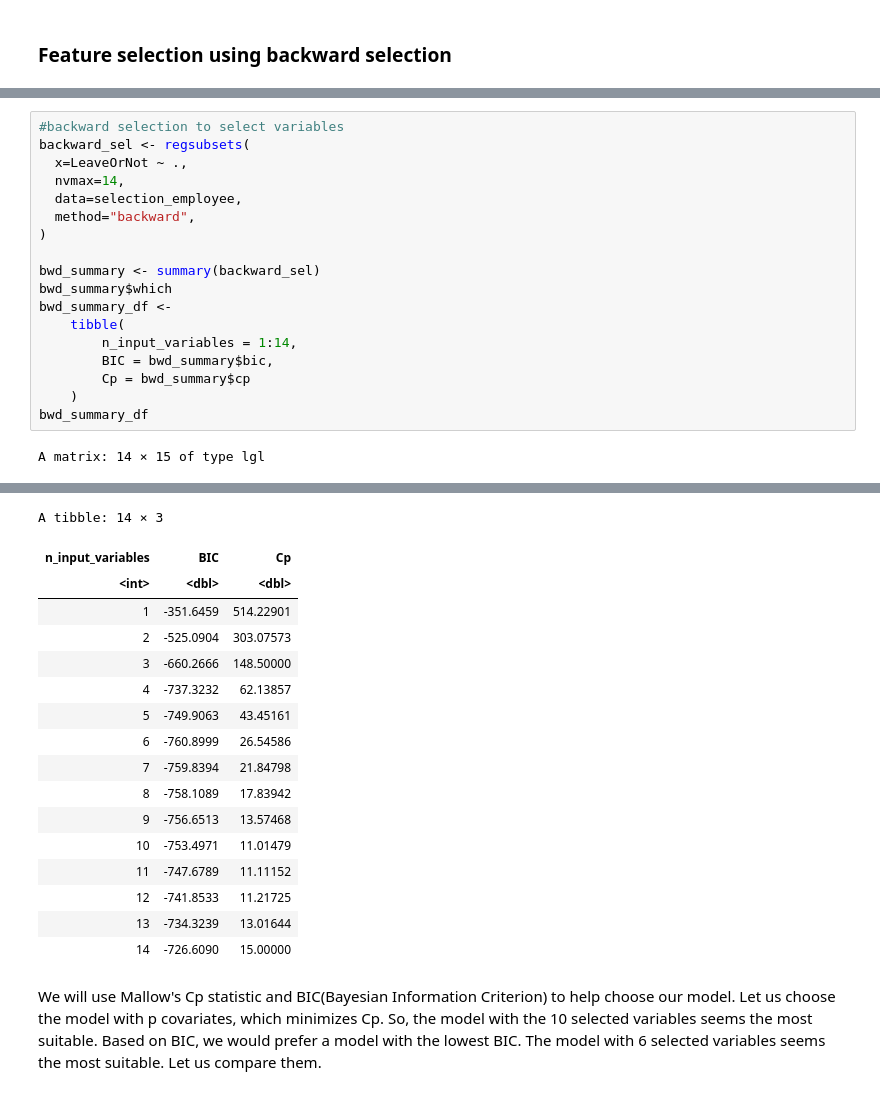
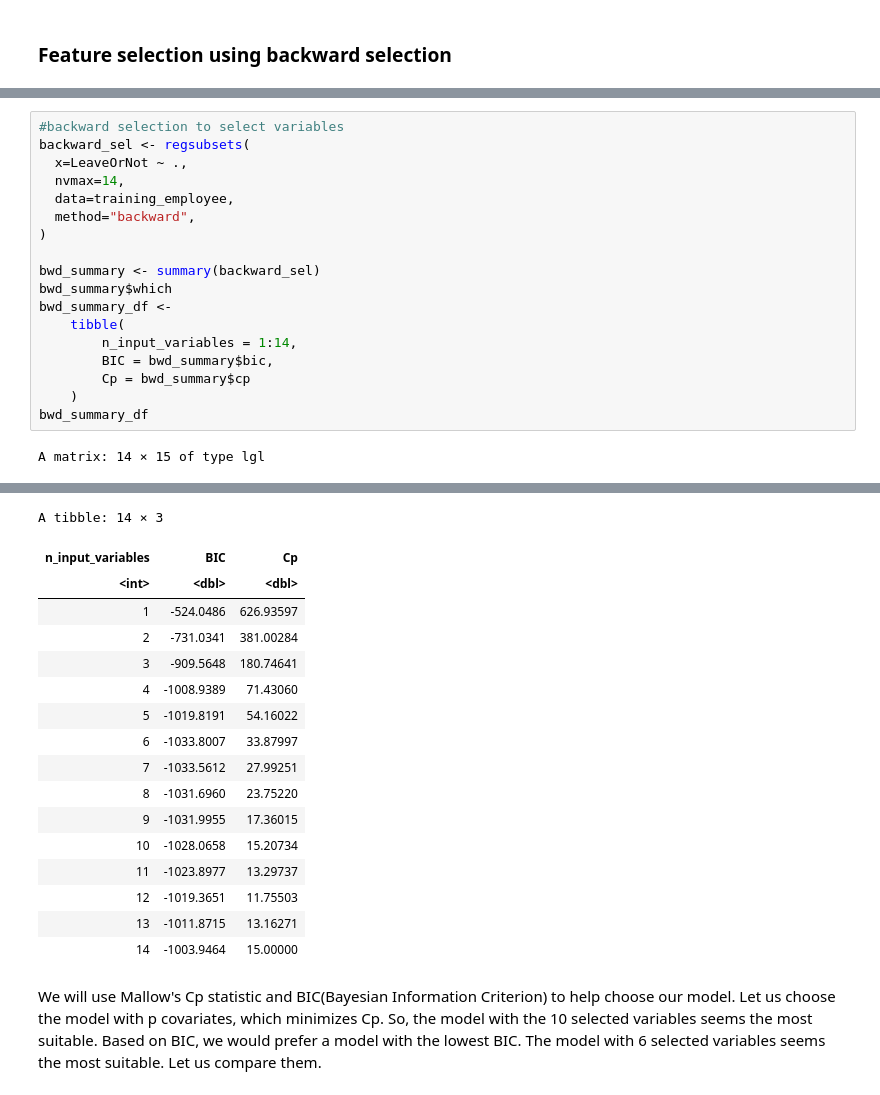
Before and after one commit to TracyGan/employee_project, a Jupyter notebook: finalProject.ipynb, the cells around one changed output, grey strips where cells are left out. Cells and saved outputs as stored; diff of their text form.

Commit message:
Omitted Selection (training filter)

```diff
--- a/finalProject.ipynb
+++ b/finalProject.ipynb
@@ -389,7 +358,7 @@ A tibble: 6 × 9
 backward_sel <- regsubsets(
   x=LeaveOrNot ~ .,
   nvmax=14,
-  data=selection_employee,
+  data=training_employee,
   method="backward",
 )
 
@@ -421,21 +390,21 @@ A matrix: 14 × 15 of type lgl
 | 14 | TRUE | TRUE | TRUE | TRUE | TRUE | TRUE | ... |
 A tibble: 14 × 3
 | n_input_variables | BIC | Cp |
 | <int> | <dbl> | <dbl> |
-| 1 | -351.6459 | 514.22901 |
-| 2 | -525.0904 | 303.07573 |
-| 3 | -660.2666 | 148.50000 |
-| 4 | -737.3232 | 62.13857 |
-| 5 | -749.9063 | 43.45161 |
-| 6 | -760.8999 | 26.54586 |
-| 7 | -759.8394 | 21.84798 |
-| 8 | -758.1089 | 17.83942 |
-| 9 | -756.6513 | 13.57468 |
-| 10 | -753.4971 | 11.01479 |
-| 11 | -747.6789 | 11.11152 |
-| 12 | -741.8533 | 11.21725 |
-| 13 | -734.3239 | 13.01644 |
-| 14 | -726.6090 | 15.00000 |
+| 1 | -524.0486 | 626.93597 |
+| 2 | -731.0341 | 381.00284 |
+| 3 | -909.5648 | 180.74641 |
+| 4 | -1008.9389 | 71.43060 |
+| 5 | -1019.8191 | 54.16022 |
+| 6 | -1033.8007 | 33.87997 |
+| 7 | -1033.5612 | 27.99251 |
+| 8 | -1031.6960 | 23.75220 |
+| 9 | -1031.9955 | 17.36015 |
+| 10 | -1028.0658 | 15.20734 |
+| 11 | -1023.8977 | 13.29737 |
+| 12 | -1019.3651 | 11.75503 |
+| 13 | -1011.8715 | 13.16271 |
+| 14 | -1003.9464 | 15.00000 |
 # %% [markdown]
 We will use Mallow's Cp statistic and BIC(Bayesian Information Criterion) to help choose our model. Let us choose the model with p covariates, which minimizes Cp. So, the model with the 10 selected variables seems the most suitable. Based on BIC, we would prefer a model with the lowest BIC. The model with 6 selected variables seems the most suitable. Let us compare them.
 # %%
```
Also changed, not shown: parts of 10 cells of this notebook.
